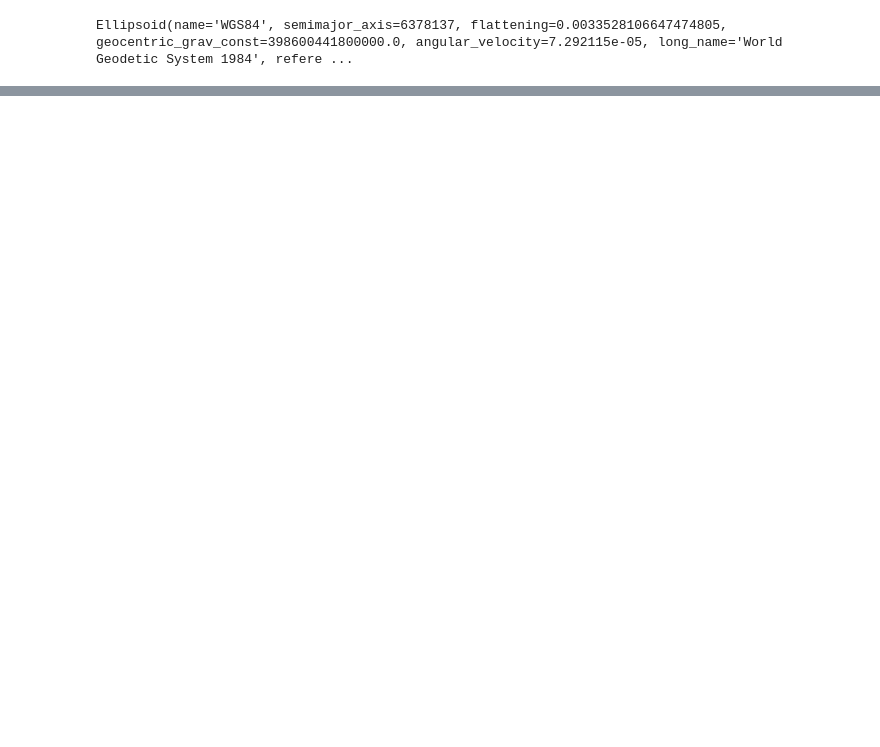
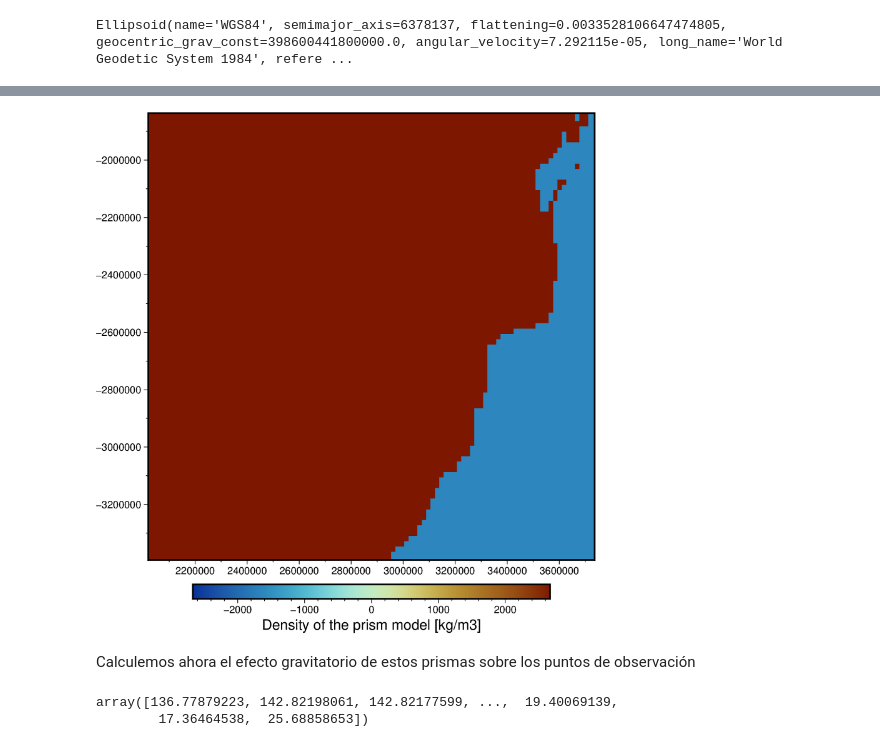
Before and after one commit to santisoler/coco-fatiando-tutorial, a Jupyter notebook: fatiando-tutorial.ipynb, the cells around one changed output, grey strips where cells are left out. Drawn from its saved outputs; the diff is of its cells as text; code cells hidden in the pictures; blank space fills up the shorter version.

```diff
--- a/fatiando-tutorial.ipynb
+++ b/fatiando-tutorial.ipynb
@@ -190,3 +192,0 @@ Tanto los datos de **topografía** y **altitud de geoide** vienen dados en grill
-# %%
-geoid = xr.load_dataarray(path_geoid)
-geoid
@@ -563,0 +503,10 @@ fig.show()
+# %%
+density = np.where(topography_proj > 0, 2670, 1040 - 2670)
+
+topography_model = hm.prism_layer(
+    coordinates=(topography_proj.easting, topography_proj.northing),
+    surface=topography_proj,
+    reference=0,
+    properties={"density": density},
+)
+topography_model
@@ -563,0 +526,19 @@ fig.show()
+# %%
+fig = pygmt.Figure()
+scale = vd.maxabs(topography_model.density)
+pygmt.makecpt(cmap="roma+h", reverse=True, series=[-scale, scale])
+fig.grdimage(topography_model.density, projection="X15c", frame=True)
+fig.colorbar(frame='af+l"Density of the prism model [kg/m3]"')
+fig.show()
+# %% [output]
+[figure, added]
+# %% [markdown]
+Calculemos ahora el efecto gravitatorio de estos prismas sobre los puntos de observación
+# %%
+coordinates = (data.easting_m, data.northing_m, data.height_sea_level_m)
+
+terrain_effect = topography_model.prism_layer.gravity(coordinates, field="g_z")
+terrain_effect
+# %% [output]
+array([136.77879223, 142.82198061, 142.82177599, ...,  19.40069139,
+        17.36464538,  25.68858653])
```
Also changed, not shown: parts of 51 cells of this notebook, 1 other file.
